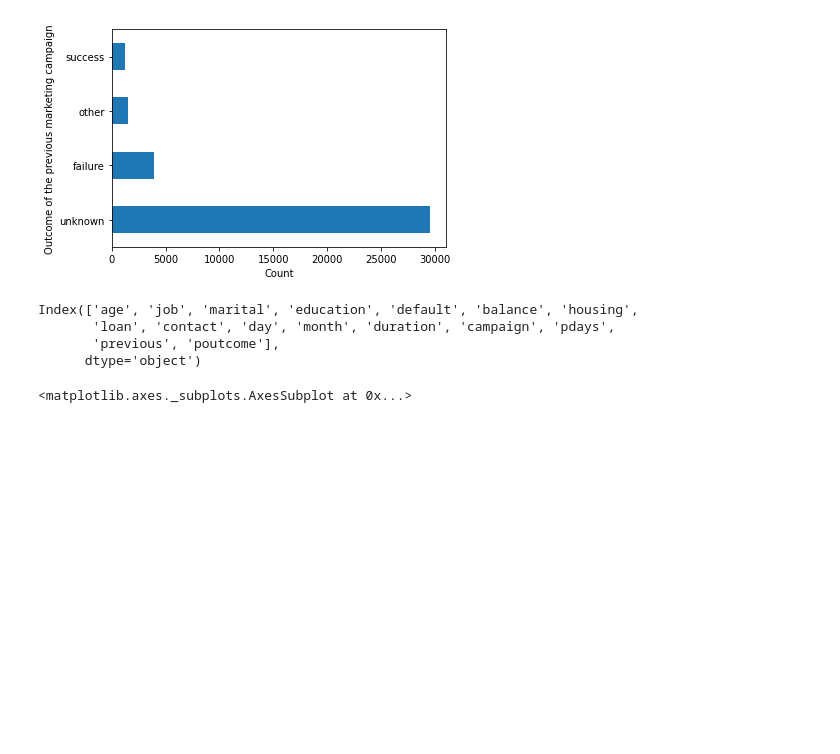
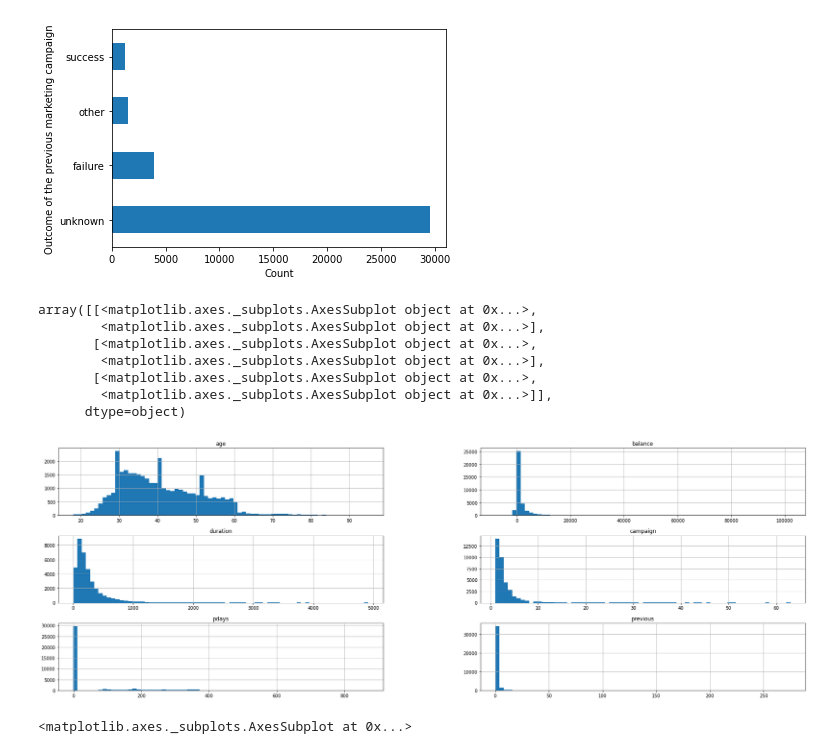
Before and after one commit to palit-ishan/Bank_Marketing_Campaign_Outcome, a Jupyter notebook: ML_Project_Notebook.ipynb, the cells around one changed output. Drawn from its saved outputs; the diff is of its cells as text; code cells hidden in the pictures; blank space fills up the shorter version.

```diff
--- a/ML_Project_Notebook.ipynb
+++ b/ML_Project_Notebook.ipynb
@@ -106,13 +106,16 @@ Text(0, 0.5, 'Outcome of the previous marketing campaign')
 [figure]
 # %%
 # Univariate Analysis
-X_train.columns
-'age','balance','duration','campaign','pdays','previous'
+X_train.hist(column = ['age','balance','duration','campaign','pdays','previous'],figsize = (30,10),bins = 70)
 # %% [output]
-Index(['age', 'job', 'marital', 'education', 'default', 'balance', 'housing',
-       'loan', 'contact', 'day', 'month', 'duration', 'campaign', 'pdays',
-       'previous', 'poutcome'],
-      dtype='object')
+array([[<matplotlib.axes._subplots.AxesSubplot object at 0x...>,
+        <matplotlib.axes._subplots.AxesSubplot object at 0x...>],
+       [<matplotlib.axes._subplots.AxesSubplot object at 0x...>,
+        <matplotlib.axes._subplots.AxesSubplot object at 0x...>],
+       [<matplotlib.axes._subplots.AxesSubplot object at 0x...>,
+        <matplotlib.axes._subplots.AxesSubplot object at 0x...>]],
+      dtype=object)
+[figure, added]
 # %%
 import seaborn as sns
 sns.scatterplot(x=df_merged['balance'],y=df_merged['duration'],hue =df_merged['y'])
```
